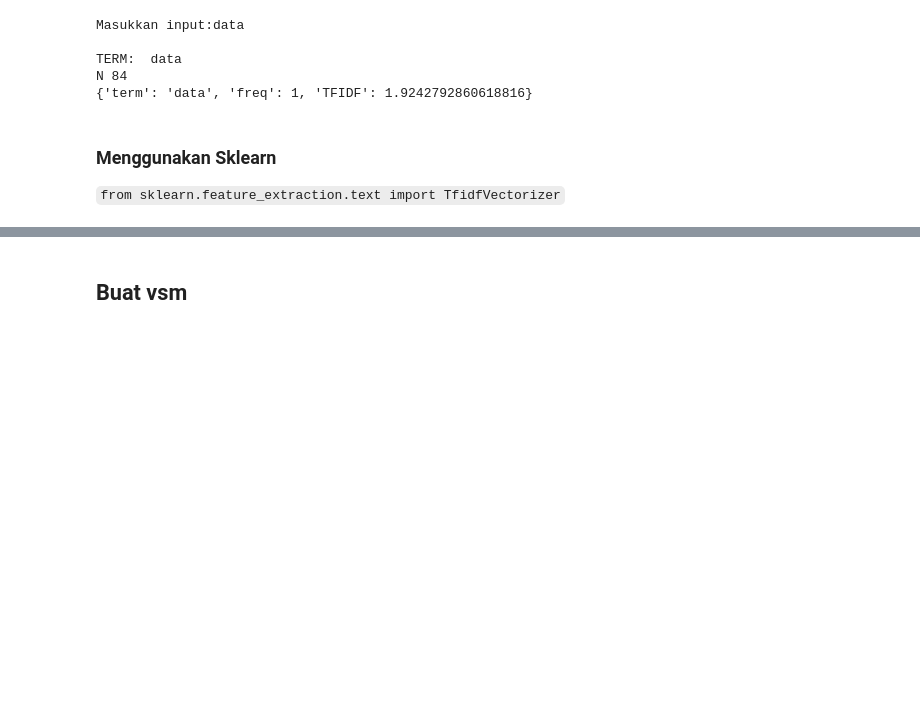
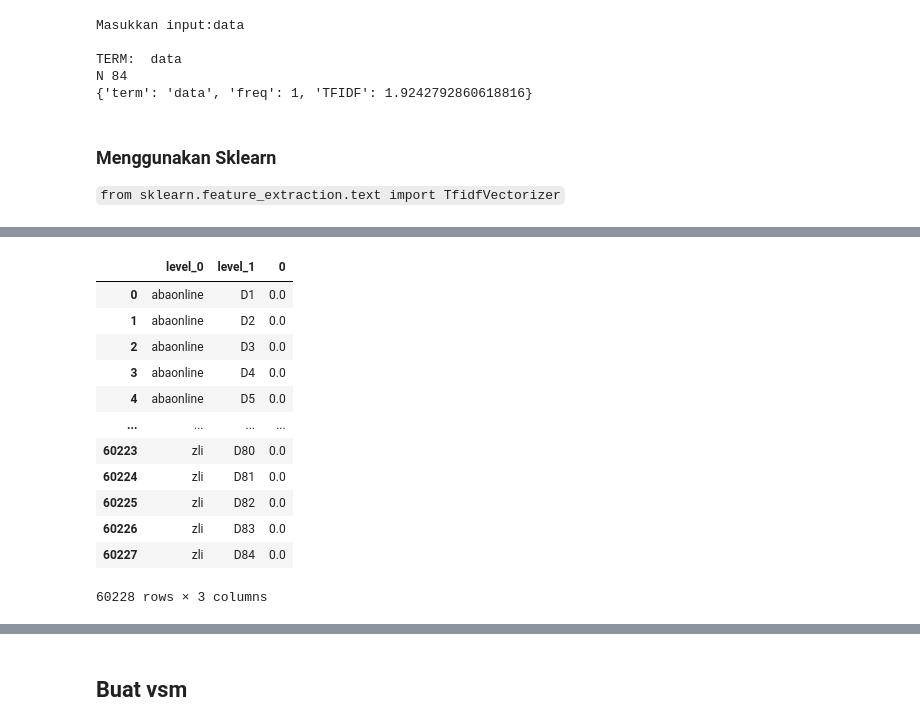
Before and after one commit to ackermanjayjay/tugas-tki, a Jupyter notebook: code/Tugas.ipynb, the cells around one changed output, grey strips where cells are left out. Cells and saved outputs as stored; diff of their text form; code cells hidden in the pictures; blank space fills up the shorter version.

```diff
--- a/code/Tugas.ipynb
+++ b/code/Tugas.ipynb
@@ -487,0 +501,17 @@ matrices_indices_tf.head()
+# %%
+data_tfIDF=matrices_indices_tfIDF.stack().reset_index()
+data_tfIDF
+# %% [output]
+|  | level_0 | level_1 | 0 |
+| 0 | abaonline | D1 | 0.0 |
+| 1 | abaonline | D2 | 0.0 |
+| 2 | abaonline | D3 | 0.0 |
+| 3 | abaonline | D4 | 0.0 |
+| 4 | abaonline | D5 | 0.0 |
+| ... | ... | ... | ... |
+| 60223 | zli | D80 | 0.0 |
+| 60224 | zli | D81 | 0.0 |
+| 60225 | zli | D82 | 0.0 |
+| 60226 | zli | D83 | 0.0 |
+| 60227 | zli | D84 | 0.0 |
+60228 rows × 3 columns
```
Also changed, not shown: parts of 7 cells of this notebook.
